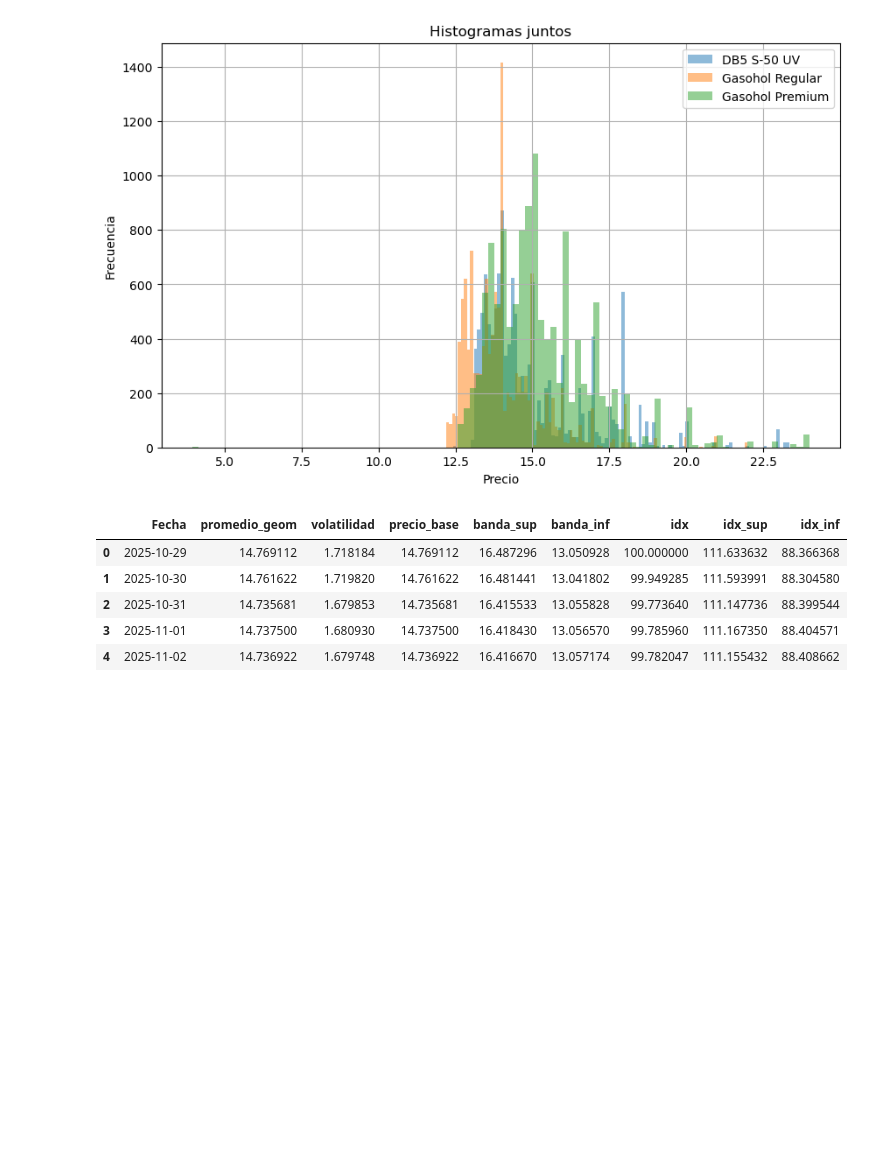
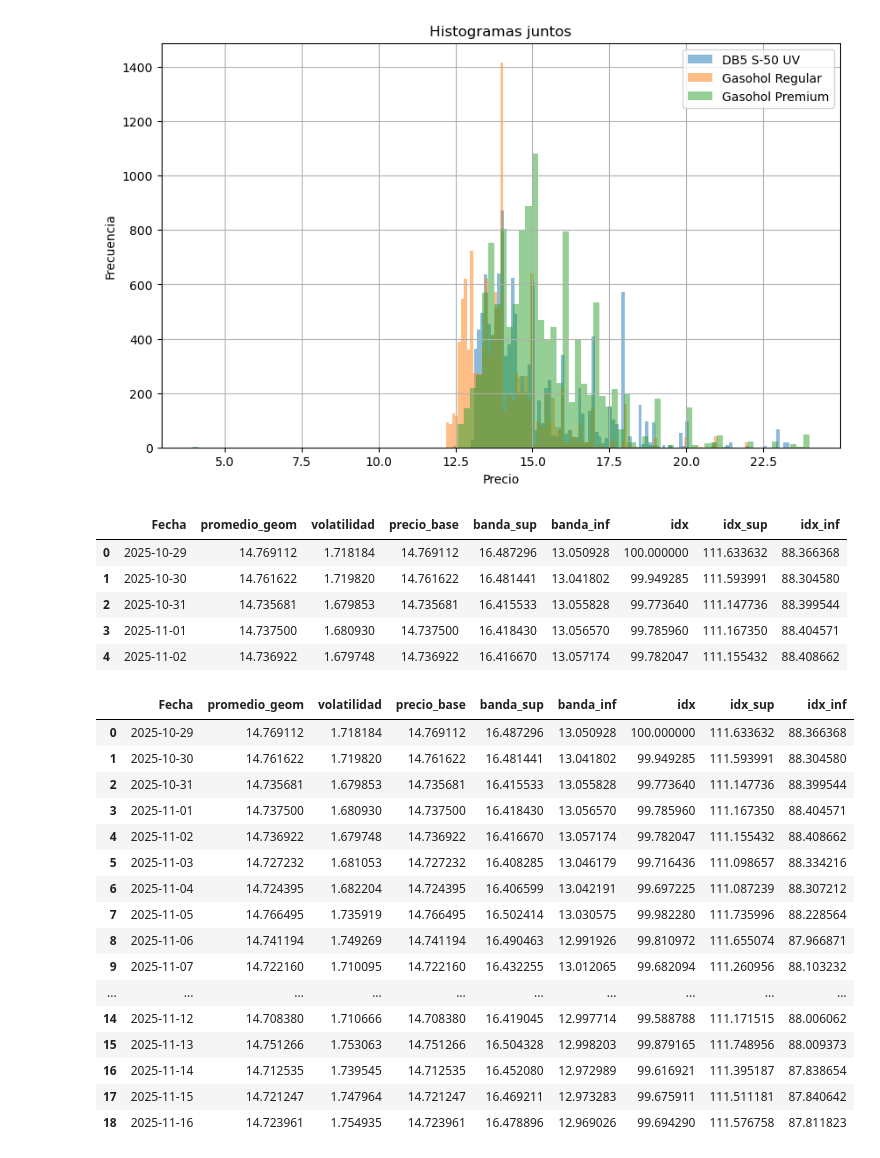
Before and after one commit to jhersoncueva/PEU_INEI_Proyecto_Integrador_IPC, a Jupyter notebook: ipc-webscraping/clean_osinergmin.ipynb, the cells around one changed output. Drawn from its saved outputs; the diff is of its cells as text; code cells hidden in the pictures; blank space fills up the shorter version.

```diff
--- a/ipc-webscraping/clean_osinergmin.ipynb
+++ b/ipc-webscraping/clean_osinergmin.ipynb
@@ -102,6 +102,26 @@ daily.head()
 | 2 | 2025-10-31 | 14.735681 | 1.679853 | 14.735681 | 16.415533 | 13.055828 | 99.773640 | 111.147736 | 88.399544 |
 | 3 | 2025-11-01 | 14.737500 | 1.680930 | 14.737500 | 16.418430 | 13.056570 | 99.785960 | 111.167350 | 88.404571 |
 | 4 | 2025-11-02 | 14.736922 | 1.679748 | 14.736922 | 16.416670 | 13.057174 | 99.782047 | 111.155432 | 88.408662 |
+# %%
+daily
+# %% [output]
+|  | Fecha | promedio_geom | volatilidad | precio_base | banda_sup | banda_inf | idx | idx_sup | idx_inf |
+| 0 | 2025-10-29 | 14.769112 | 1.718184 | 14.769112 | 16.487296 | 13.050928 | 100.000000 | 111.633632 | 88.366368 |
+| 1 | 2025-10-30 | 14.761622 | 1.719820 | 14.761622 | 16.481441 | 13.041802 | 99.949285 | 111.593991 | 88.304580 |
+| 2 | 2025-10-31 | 14.735681 | 1.679853 | 14.735681 | 16.415533 | 13.055828 | 99.773640 | 111.147736 | 88.399544 |
+| 3 | 2025-11-01 | 14.737500 | 1.680930 | 14.737500 | 16.418430 | 13.056570 | 99.785960 | 111.167350 | 88.404571 |
+| 4 | 2025-11-02 | 14.736922 | 1.679748 | 14.736922 | 16.416670 | 13.057174 | 99.782047 | 111.155432 | 88.408662 |
+| 5 | 2025-11-03 | 14.727232 | 1.681053 | 14.727232 | 16.408285 | 13.046179 | 99.716436 | 111.098657 | 88.334216 |
+| 6 | 2025-11-04 | 14.724395 | 1.682204 | 14.724395 | 16.406599 | 13.042191 | 99.697225 | 111.087239 | 88.307212 |
+| 7 | 2025-11-05 | 14.766495 | 1.735919 | 14.766495 | 16.502414 | 13.030575 | 99.982280 | 111.735996 | 88.228564 |
+| 8 | 2025-11-06 | 14.741194 | 1.749269 | 14.741194 | 16.490463 | 12.991926 | 99.810972 | 111.655074 | 87.966871 |
+| 9 | 2025-11-07 | 14.722160 | 1.710095 | 14.722160 | 16.432255 | 13.012065 | 99.682094 | 111.260956 | 88.103232 |
+| ... | ... | ... | ... | ... | ... | ... | ... | ... | ... |
+| 14 | 2025-11-12 | 14.708380 | 1.710666 | 14.708380 | 16.419045 | 12.997714 | 99.588788 | 111.171515 | 88.006062 |
+| 15 | 2025-11-13 | 14.751266 | 1.753063 | 14.751266 | 16.504328 | 12.998203 | 99.879165 | 111.748956 | 88.009373 |
+| 16 | 2025-11-14 | 14.712535 | 1.739545 | 14.712535 | 16.452080 | 12.972989 | 99.616921 | 111.395187 | 87.838654 |
+| 17 | 2025-11-15 | 14.721247 | 1.747964 | 14.721247 | 16.469211 | 12.973283 | 99.675911 | 111.511181 | 87.840642 |
+| 18 | 2025-11-16 | 14.723961 | 1.754935 | 14.723961 | 16.478896 | 12.969026 | 99.694290 | 111.576758 | 87.811823 |
 # %%
 import plotly.graph_objects as go
 
```
Also changed, not shown: parts of 1 cell of this notebook, 3 other files.
